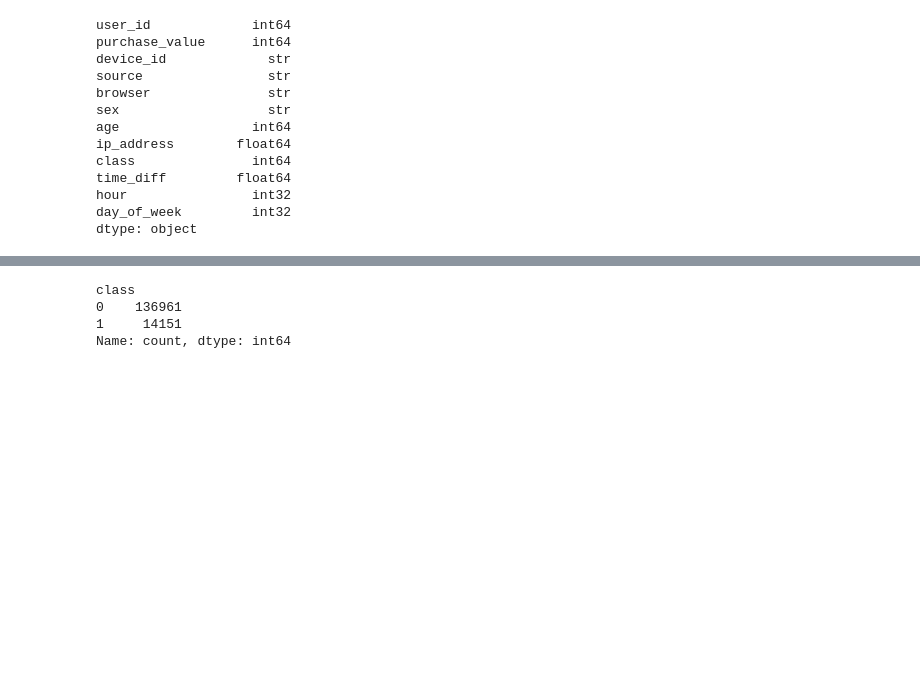
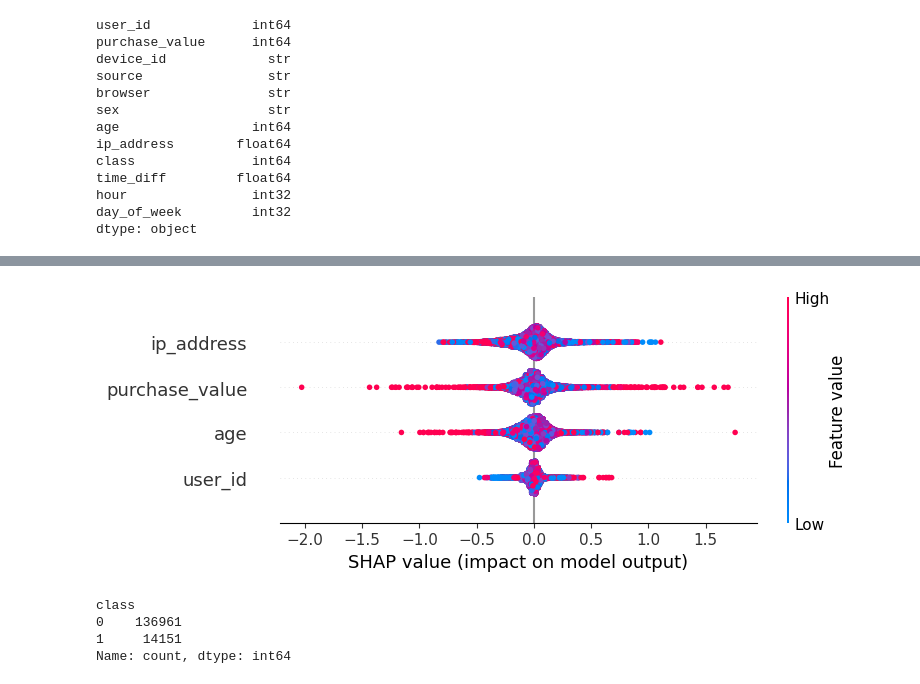
Before and after one commit to Maria-Biruk/fraud-detection, a Jupyter notebook: notebooks/modeling.ipynb, the cells around one changed output, grey strips where cells are left out. Saved outputs shown, nothing was run; the diff lists cells and outputs as text; code cells hidden in the pictures; blank space fills up the shorter version.

Commit message:
Complete fraud detection tasks: preprocessing, modeling, explainability

```diff
--- a/notebooks/modeling.ipynb
+++ b/notebooks/modeling.ipynb
@@ -94,0 +99,5 @@ MemoryError: Unable to allocate 19.4 GiB for an array with shape (151112, 137956
+# %%
+# remove non-numeric columns
+
+Xf_train = Xf_train.select_dtypes(include=["int64","float64","bool"])
+Xf_test = Xf_test.select_dtypes(include=["int64","float64","bool"])
@@ -94,0 +112,13 @@ MemoryError: Unable to allocate 19.4 GiB for an array with shape (151112, 137956
+# %%
+from xgboost import XGBClassifier
+
+xgb_fraud = XGBClassifier(
+    n_estimators=200,
+    max_depth=4,
+    learning_rate=0.1,
+    scale_pos_weight=1,
+    eval_metric="logloss",
+    random_state=42
+)
+# %%
+xgb_fraud.fit(Xf_train, yf_train)
@@ -95,3 +153,16 @@ MemoryError: Unable to allocate 19.4 GiB for an array with shape (151112, 137956
+# %%
+import shap
+
+explainer = shap.TreeExplainer(xgb_fraud)
+
+shap_values = explainer.shap_values(Xf_test)
+
+shap.summary_plot(
+    shap_values,
+    Xf_test
+)
+# %% [output]
+[figure, added]
 # %%
 fraud_df = fraud_df.drop(['device_id', 'ip_address'], axis=1)
 # %%
```
Also changed, not shown: parts of 11 cells of this notebook.
